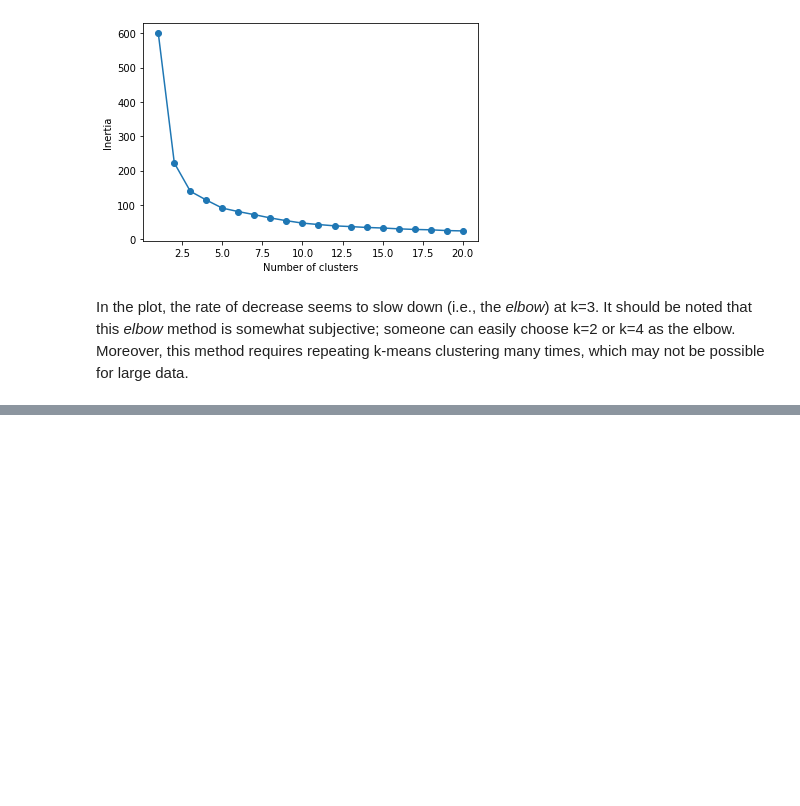
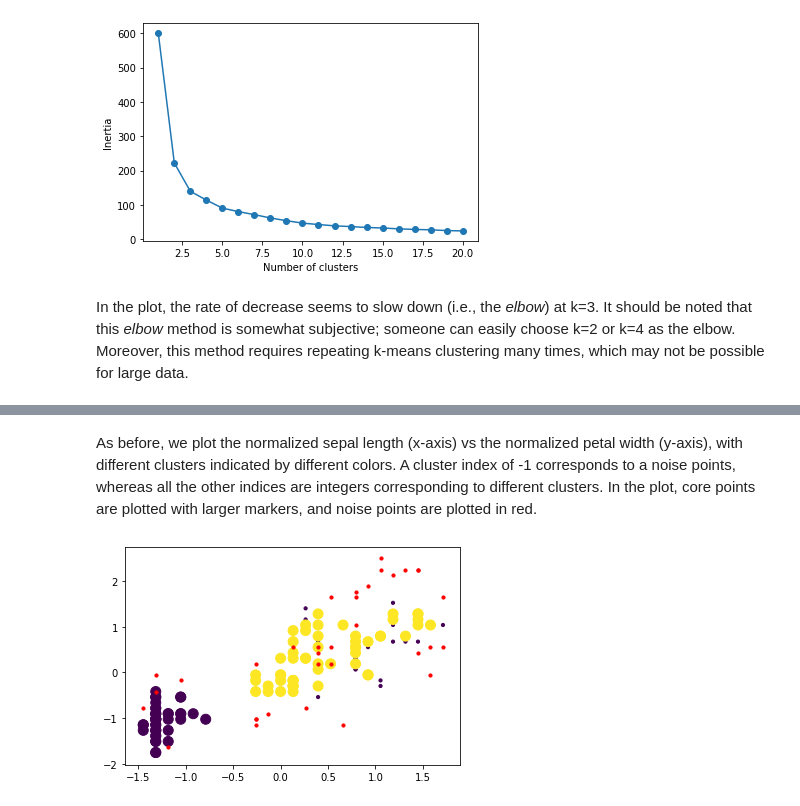
Before and after one commit to sathayas/GuideIDSExamples, a Jupyter notebook: Chapter7-FindingPatterns.ipynb, the cells around one changed output, grey strips where cells are left out. Drawn from its saved outputs; the diff is of its cells as text; code cells hidden in the pictures; blank space fills up the shorter version.

Commit message:
A section on DBSCAN clustering has been added

```diff
--- a/Chapter7-FindingPatterns.ipynb
+++ b/Chapter7-FindingPatterns.ipynb
@@ -95,0 +101,21 @@ In the plot, the rate of decrease seems to slow down (i.e., the *elbow*) at k=3.
+# %%
+# DBSCAN clustering
+dbscan = DBSCAN()  # defining the clustering object
+dbscan.fit(X_norm)  # fitting the data
+y_clus = dbscan.labels_   # cluster labels
+indCore = dbscan.core_sample_indices_   # indices of core points
+# %% [markdown]
+As before, we plot the normalized sepal length (x-axis) vs the normalized petal width (y-axis), with different clusters indicated by different colors. A cluster index of -1 corresponds to a noise points, whereas all the other indices are integers corresponding to different clusters. In the plot, core points are plotted with larger markers, and noise points are plotted in red.
+# %%
+# plotting non-noise points
+plt.scatter(X_norm[y_clus>0,3],X_norm[y_clus>0,0], c=y_clus[y_clus>0],
+            marker='o', s=10)
+# plotting core points
+plt.scatter(X_norm[indCore,3], X_norm[indCore,0],c=y_clus[indCore],
+            marker='o', s=100)
+# plotting noise points
+plt.scatter(X_norm[y_clus==-1,3],X_norm[y_clus==-1,0], c='r',
+            marker='o', s=10)
+plt.show()
+# %% [output]
+[figure, added]
```
Also changed, not shown: parts of 2 cells of this notebook.
